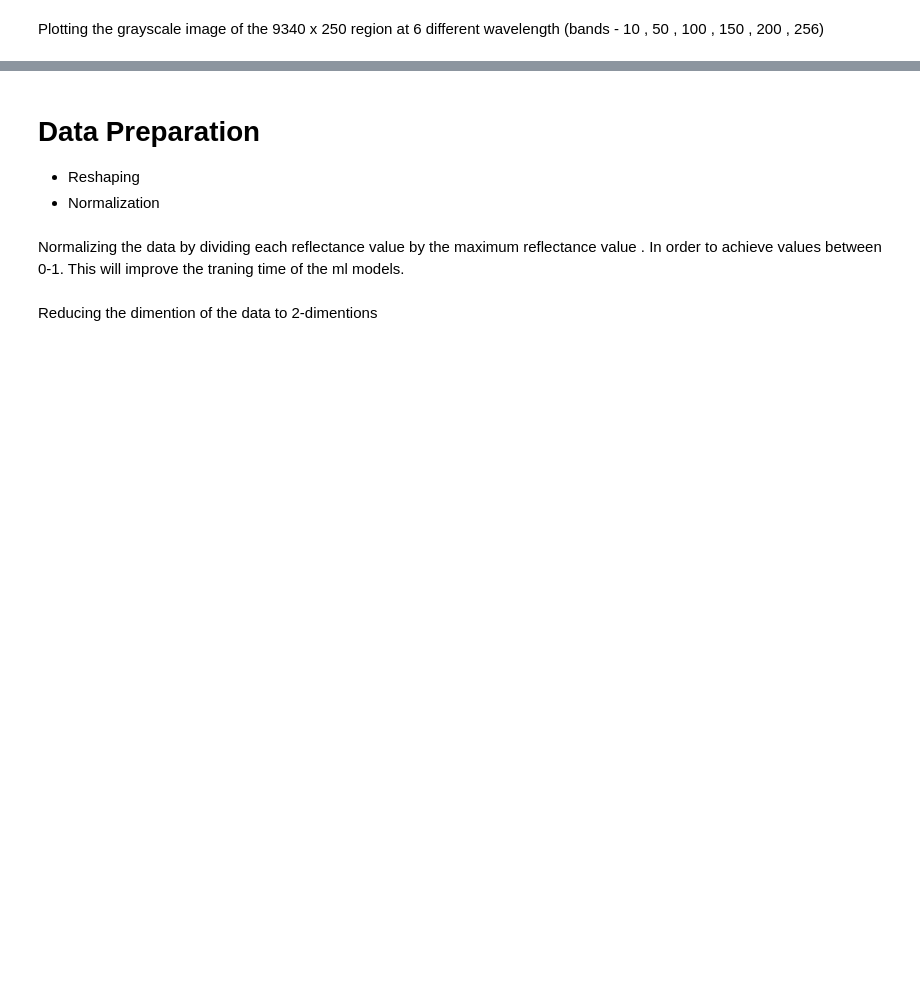
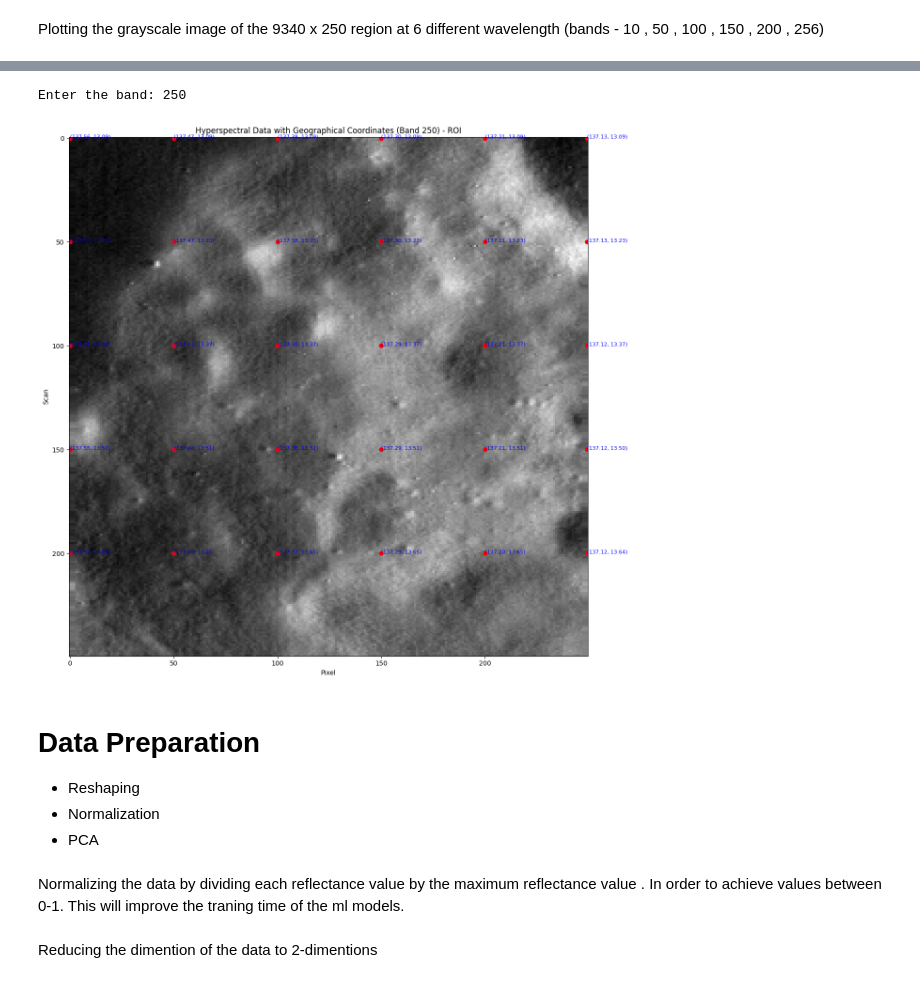
Before and after one commit to AshishRaj04/Spectral-classification-of-Chandrayaan-2-IIRS, a Jupyter notebook: Spectral_classification_of_Chandrayaan_2_IIRS.ipynb, the cells around one changed output, grey strips where cells are left out. Cells and saved outputs as stored; diff of their text form; code cells hidden in the pictures; blank space fills up the shorter version.

```diff
--- a/Spectral_classification_of_Chandrayaan_2_IIRS.ipynb
+++ b/Spectral_classification_of_Chandrayaan_2_IIRS.ipynb
@@ -83,0 +126,2 @@ plt.show()
+# %%
+coord_df = pd.read_csv(geometry_file)
@@ -84,7 +137,43 @@ plt.show()
+# %%
+# roi = region of interest
+roi_start_x = 0
+roi_end_x = 250
+roi_start_y = 0
+roi_end_y = 250
+
+def plot_roi_hyperspectral_with_coords(band_index):
+    plt.figure(figsize=(20, 12))
+
+    plt.imshow(hyperspectral_data[roi_start_y:roi_end_y, roi_start_x:roi_end_x, band_index], cmap='gray')
+
+    for index, row in coord_df.iterrows():
+        pixel = row['Pixel']
+        scan = row['Scan']
+
+
+        if roi_start_x <= pixel < roi_end_x and roi_start_y <= scan < roi_end_y:
+            lon = row['Longitude']
+            lat = row['Latitude']
+
+
+            plt.plot(pixel - roi_start_x, scan - roi_start_y, 'ro')
+            plt.text(pixel - roi_start_x, scan - roi_start_y, f"({lon:.2f}, {lat:.2f})", color='blue', fontsize=8)
+
+    plt.title(f'Hyperspectral Data with Geographical Coordinates (Band {band_index}) - ROI')
+    plt.xlabel('Pixel')
+    plt.ylabel('Scan')
+    save_fig(f"Image geographical coordinates")
+    plt.show()
+
+plot_roi_hyperspectral_with_coords(int(input(f"Enter the band: ")))
+# %% [output]
+Enter the band: 250
+[figure, added]
 # %% [markdown]
 # Data Preparation
 * Reshaping
 * Normalization
+* PCA
 # %% [markdown]
 Normalizing the data by dividing each reflectance value by the maximum reflectance value . In order to achieve values between 0-1. This will improve the traning time of the ml models.
 # %%
```
Also changed, not shown: parts of 23 cells of this notebook.
